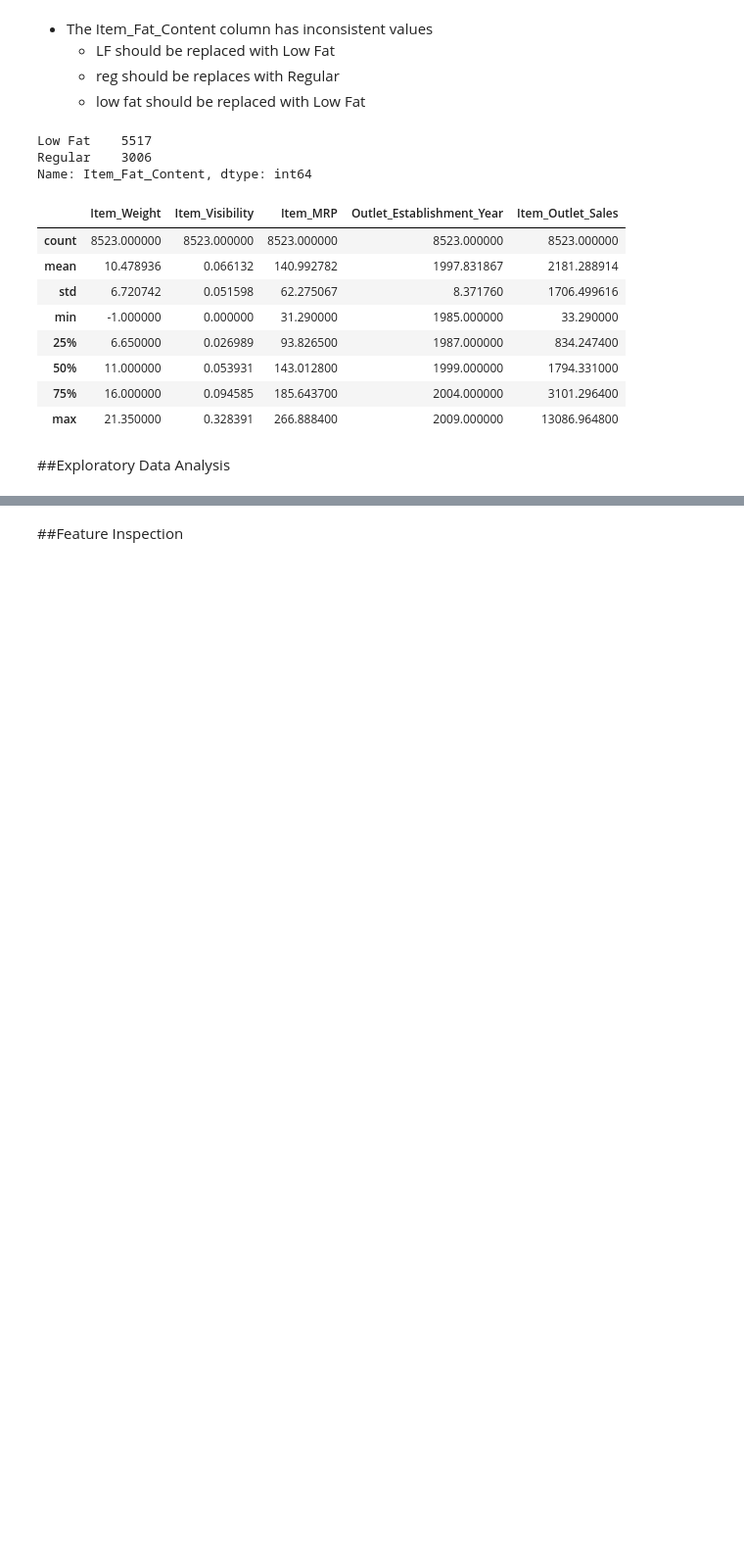
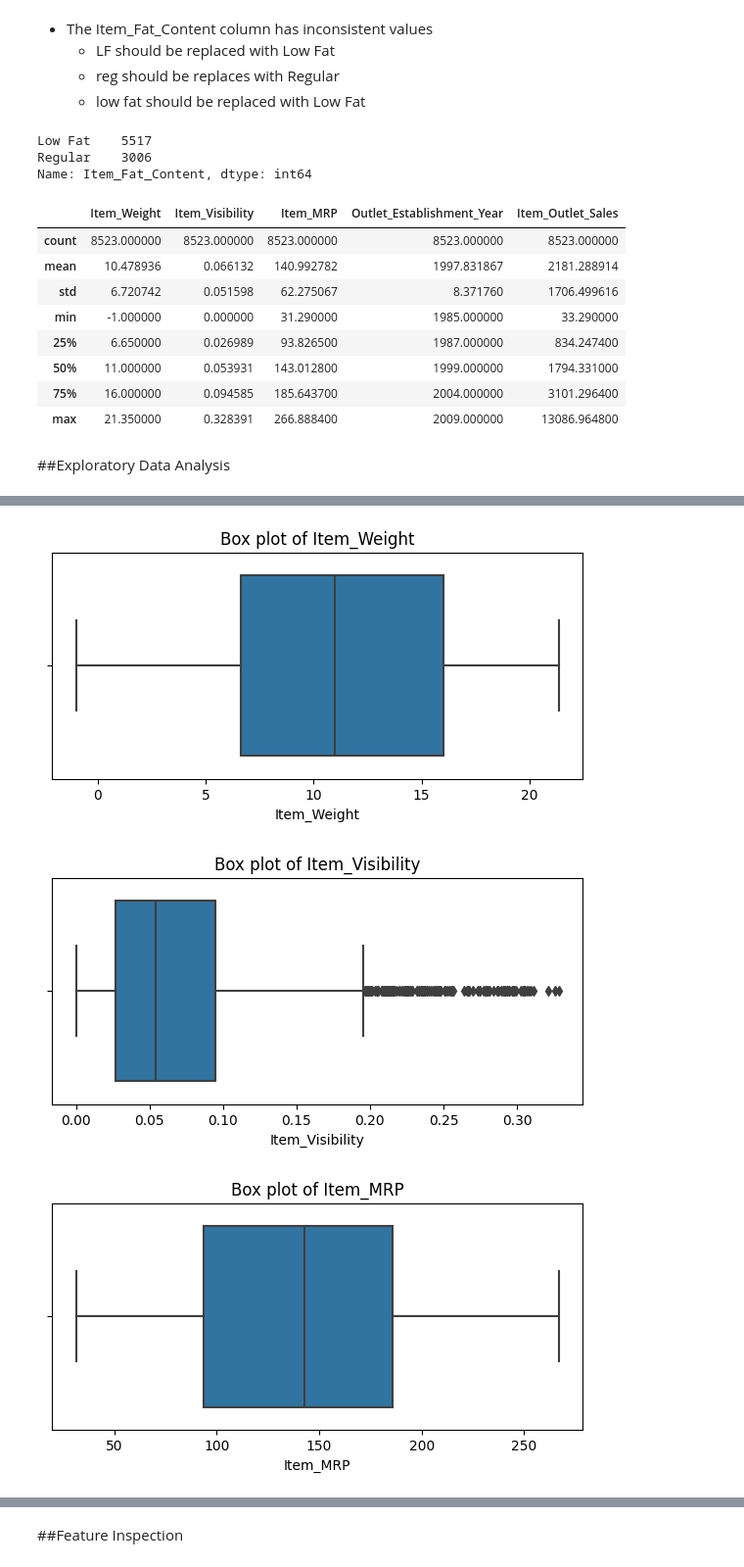
Before and after one commit to Carla9711/Prediction-of-Product-Sales, a Jupyter notebook: Prediction of Product Sales.ipynb, the cells around one changed output, grey strips where cells are left out. Shown: that part at 98% size. Cells and saved outputs as stored; diff of their text form; code cells hidden in the pictures; blank space fills up the shorter version.

```diff
--- a/Prediction of Product Sales.ipynb
+++ b/Prediction of Product Sales.ipynb
@@ -243,0 +309,10 @@ df_sales.describe()
+# %%
+# Box plot of all numeric columns
+for i, col in enumerate(col_num.columns):
+    plt.figure(i,figsize=(7,3))
+    ax = sns.boxplot(x=col, data=col_num)
+    ax.set_title(f"Box plot of {col}")
+# %% [output]
+[figure, added]
+[figure, added]
+[figure, added]
```
Also changed, not shown: parts of 13 cells of this notebook.
